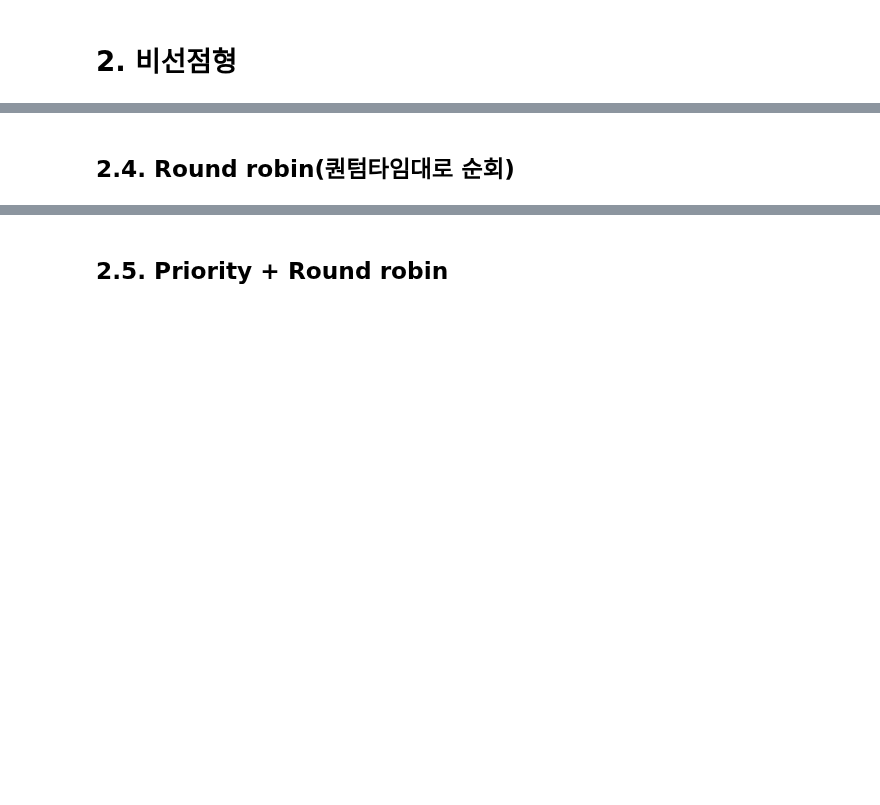
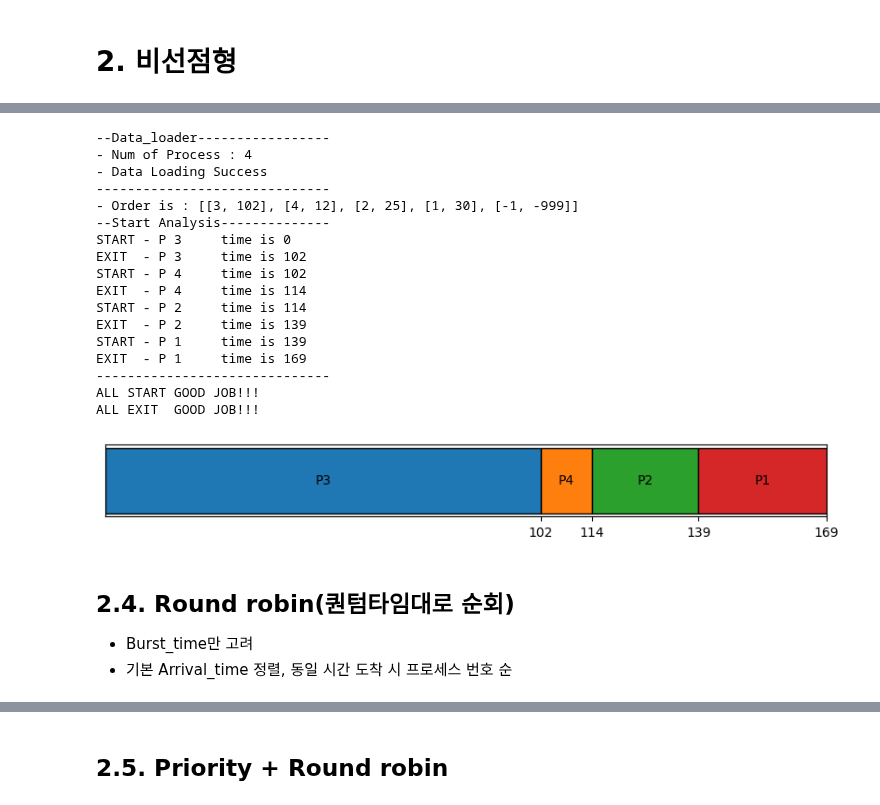
Before and after one commit to jiho264/2023os, a Jupyter notebook: homework01/homework01.ipynb, the cells around one changed output, grey strips where cells are left out. Drawn from its saved outputs; the diff is of its cells as text; code cells hidden in the pictures; blank space fills up the shorter version.

```diff
--- a/homework01/homework01.ipynb
+++ b/homework01/homework01.ipynb
@@ -286,2 +254,43 @@ Average Turnaround time : 131.0
+# %%
+_order = []
+_list = data_loader()["list"]
+_copy = copy.deepcopy(_list)
+for _now_time in range(_MAX_TIME_LENGTH_):
+    _sort_target_process = []
+    # 도착시간 동일한 process들 모으기
+    for _process in _list:
+        if(_now_time == _process['Arrival_time']):
+            _sort_target_process.append(_process)
+    # Priority 기준으로 오름차순 정렬
+    _sort_target_process = sorted(
+        _sort_target_process, key=lambda x: x['Priority'])
+    # 그대로 스케쥴링 진행
+    for _sorted_process in _sort_target_process:
+        _order.append([_sorted_process['Num'], _sorted_process['Burst_time']])
+# 종료 사인
+_order.append([_NON_PROCESS_, _ALL_JOB_IS_DONE_])
+
+draw(_copy, _order)
+# %% [output]
+--Data_loader-----------------
+- Num of Process : 4
+- Data Loading Success
+------------------------------
+- Order is : [[3, 102], [4, 12], [2, 25], [1, 30], [-1, -999]]
+--Start Analysis--------------
+START - P 3     time is 0
+EXIT  - P 3     time is 102
+START - P 4     time is 102
+EXIT  - P 4     time is 114
+START - P 2     time is 114
+EXIT  - P 2     time is 139
+START - P 1     time is 139
+EXIT  - P 1     time is 169
+------------------------------
+ALL START GOOD JOB!!!
+ALL EXIT  GOOD JOB!!!
+[figure, added]
 # %% [markdown]
 ## 2.4. Round robin(퀀텀타임대로 순회)
+- Burst_time만 고려
+- 기본 Arrival_time 정렬, 동일 시간 도착 시 프로세스 번호 순
```
Also changed, not shown: parts of 16 cells of this notebook, 1 other file.
